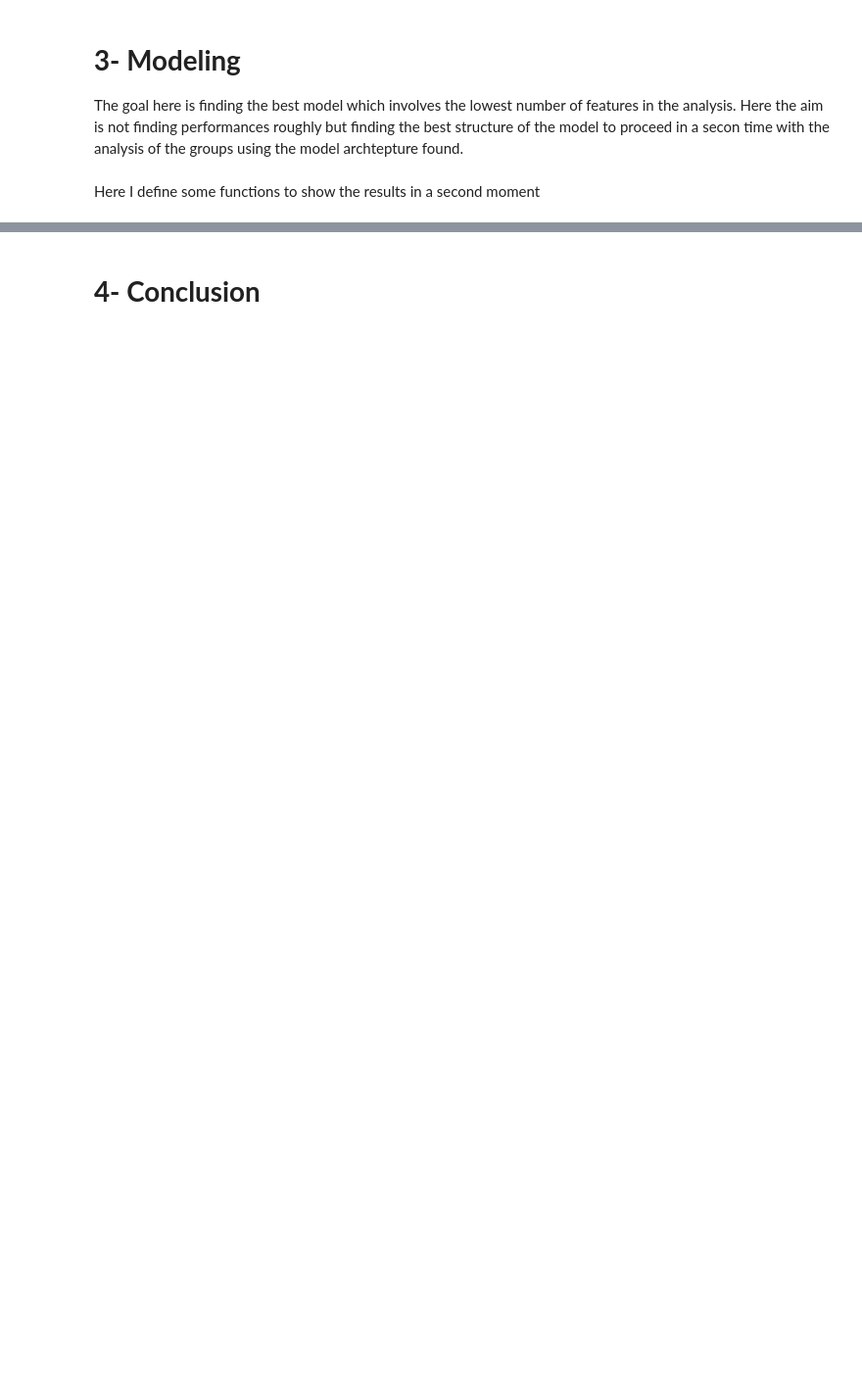
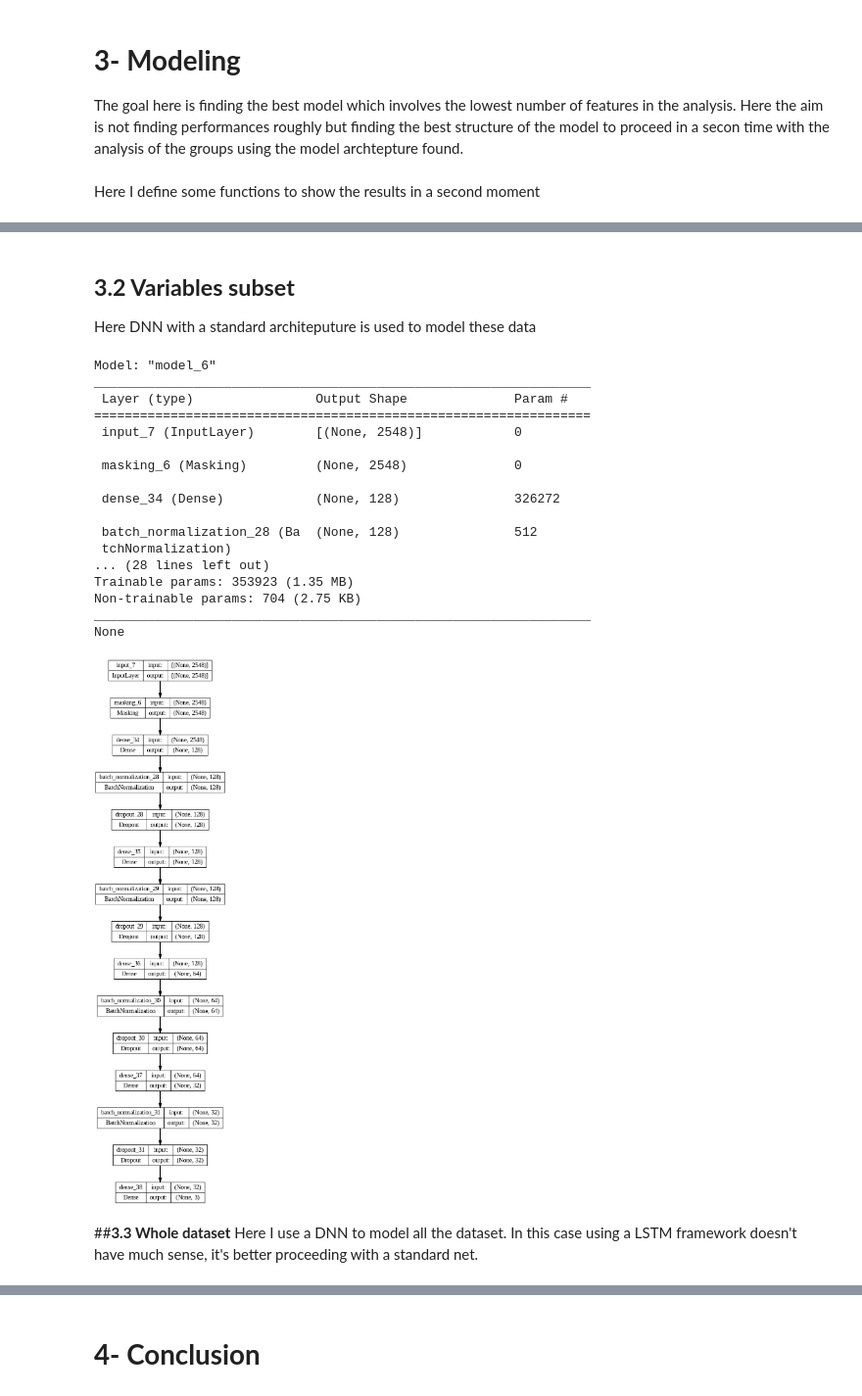
Before and after one commit to AndreaCorrado00/Emotion-recognition-throught-Deep-Learning-, a Jupyter notebook: emotions_eeg_lstm_gru_dnn_98_44.ipynb, the cells around one changed output, grey strips where cells are left out. Shown at 98% size. Drawn from its saved outputs; the diff is of its cells as text; code cells hidden in the pictures; blank space fills up the shorter version.

Commit message:
Model done

```diff
--- a/emotions_eeg_lstm_gru_dnn_98_44.ipynb
+++ b/emotions_eeg_lstm_gru_dnn_98_44.ipynb
@@ -634,0 +539,45 @@ Normalized confusion matrix
+# %% [markdown]
+## **3.2 Variables subset**
+
+Here DNN with a standard architeputure is used to model these data
+# %%
+def dnn_model(x_train,n_classes,dense_layers):
+  input_layer=keras.layers.Input(shape=(x_train.shape[1], ))
+
+  x = keras.layers.Masking(mask_value=-1)(input_layer)
+
+  for n in dense_layers:
+    x = keras.layers.Dense(n,activation='relu')(x)
+    x = BatchNormalization()(x)
+    x = Dropout(0.25)(x)
+
+  y = keras.layers.Dense(n_classes, activation='softmax')(x)
+
+  return keras.models.Model(inputs=input_layer, outputs=y)
+# %%
+dnn_model = dnn_model(
+    x_train=X_train,
+    n_classes=3,
+    dense_layers=[128,128,64,32]
+)
+print(dnn_model.summary())
+keras.utils.plot_model(dnn_model, "dnn_1.png", show_shapes=True)
+# %% [output]
+Model: "model_6"
+_________________________________________________________________
+ Layer (type)                Output Shape              Param #
+=================================================================
+ input_7 (InputLayer)        [(None, 2548)]            0
+
+ masking_6 (Masking)         (None, 2548)              0
+
+ dense_34 (Dense)            (None, 128)               326272
+
+ batch_normalization_28 (Ba  (None, 128)               512
+ tchNormalization)
+... (28 lines left out)
+Trainable params: 353923 (1.35 MB)
+Non-trainable params: 704 (2.75 KB)
+_________________________________________________________________
+None
+[figure, added]
@@ -634,0 +606,3 @@ Normalized confusion matrix
+# %% [markdown]
+##**3.3 Whole dataset**
+Here I use a DNN to model all the dataset. In this case using a LSTM framework doesn't have much sense, it's better proceeding with a standard net.
```
Also changed, not shown: parts of 34 cells of this notebook.
